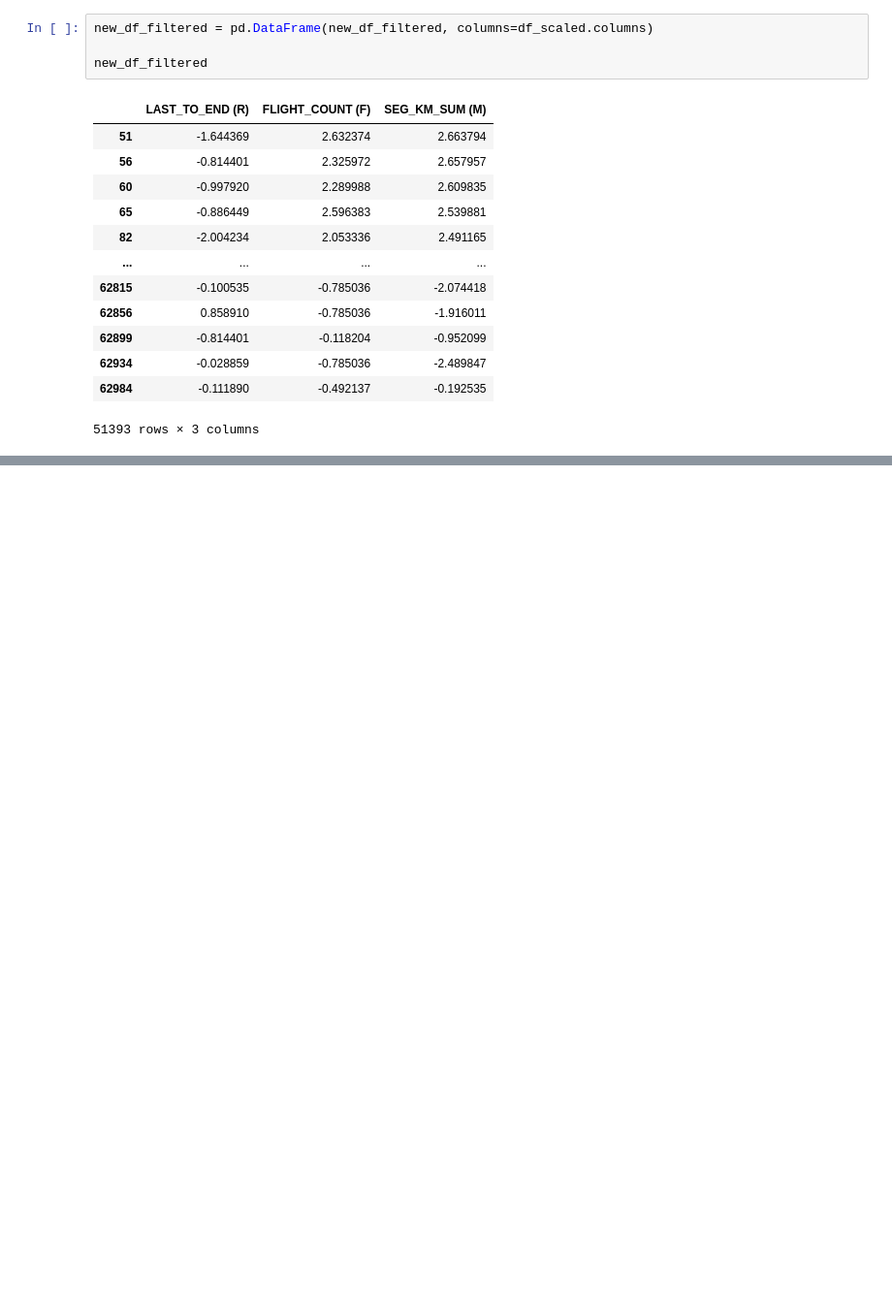
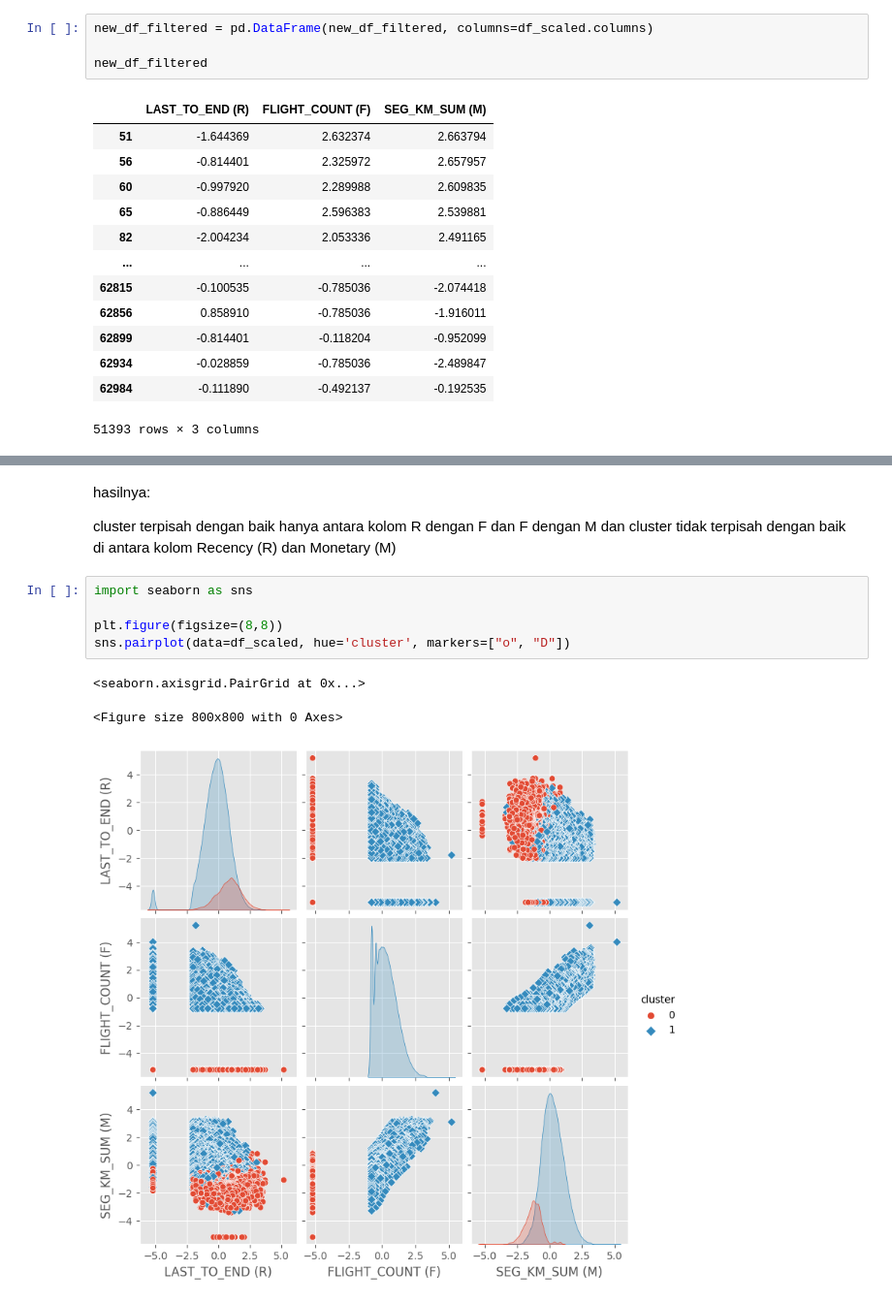
Before and after one commit to jptriciaestella/Skripsi-Kmeans-LTS, a Jupyter notebook: DATASET1/kmeans.ipynb, the cells around one changed output, grey strips where cells are left out. Shown: that part at 97% size. Saved outputs shown, nothing was run; the diff lists cells and outputs as text; blank space fills up the shorter version.

```diff
--- a/DATASET1/kmeans.ipynb
+++ b/DATASET1/kmeans.ipynb
@@ -213,0 +353,13 @@ new_df_filtered
+# %% [markdown]
+hasilnya:
+
+cluster terpisah dengan baik hanya antara kolom R dengan F dan F dengan M dan cluster tidak terpisah dengan baik di antara kolom Recency (R) dan Monetary (M)
+# %%
+import seaborn as sns
+
+plt.figure(figsize=(8,8))
+sns.pairplot(data=df_scaled, hue='cluster', markers=["o", "D"])
+# %% [output]
+<seaborn.axisgrid.PairGrid at 0x...>
+<Figure size 800x800 with 0 Axes>
+[figure, added]
```
Also changed, not shown: parts of 5 cells of this notebook.
